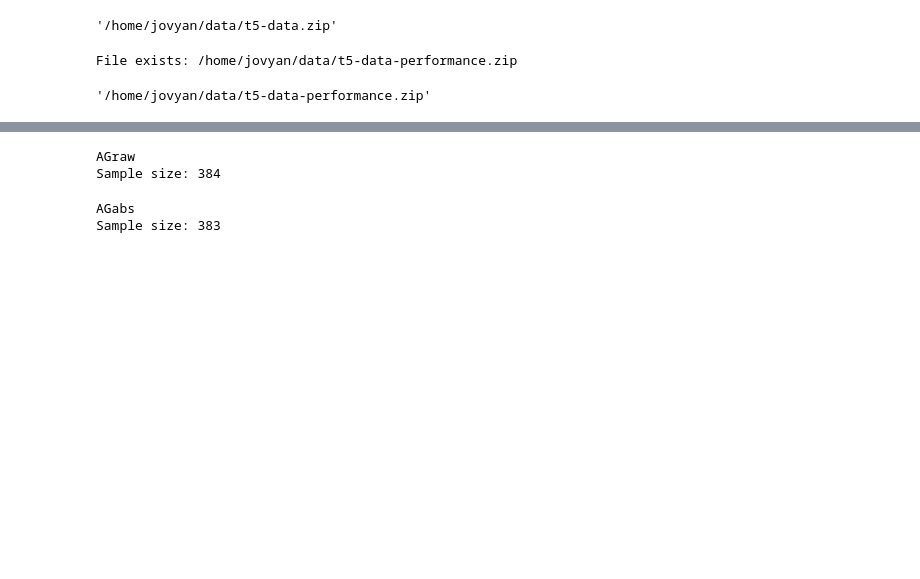
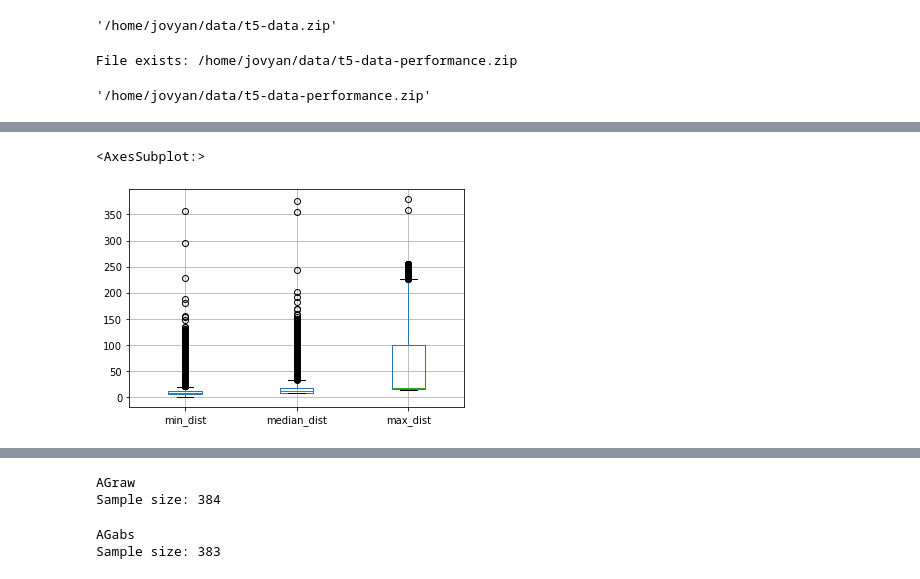
Before and after one commit to ArtificialSoftwareEngineering/EvilFace, a Jupyter notebook: nbs/01_eda.overlap.ipynb, the cells around one changed output, grey strips where cells are left out. Cells and saved outputs as stored; diff of their text form; code cells hidden in the pictures; blank space fills up the shorter version.

Commit message:
Add results for performing distance measure on tokens rather than characters

```diff
--- a/nbs/01_eda.overlap.ipynb
+++ b/nbs/01_eda.overlap.ipynb
@@ -135,0 +178,3 @@ class Dataset:
+# %%
+results_df = pd.read_csv(data_dir / "t5-data-performance-overlap-tokenized.csv")
+results_df.describe()
@@ -135,0 +191,5 @@ class Dataset:
+# %%
+results_df.boxplot(column=["min_dist", "median_dist", "max_dist"])
+# %% [output]
+<AxesSubplot:>
+[figure, added]
```
Also changed, not shown: parts of 41 cells of this notebook.
